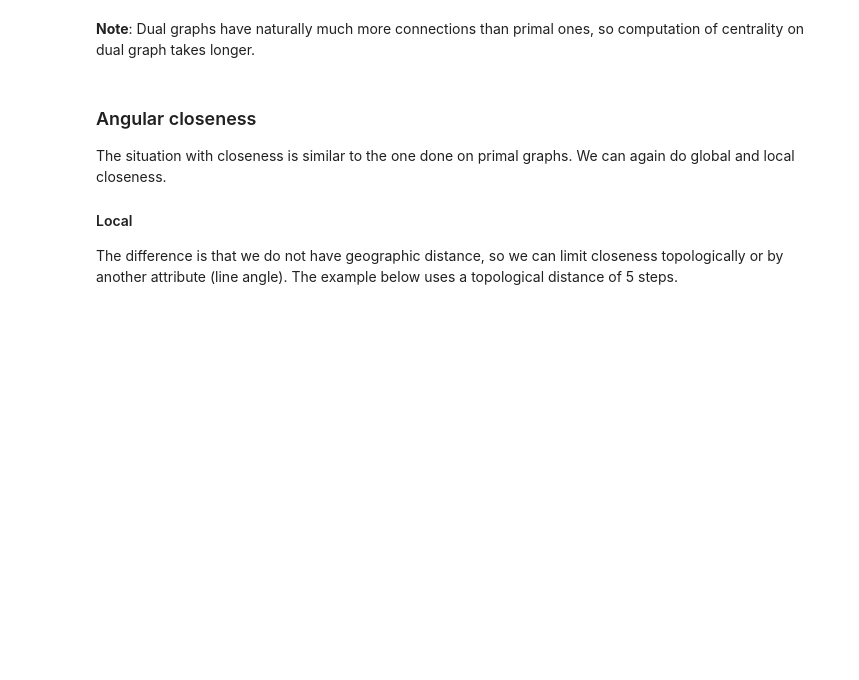
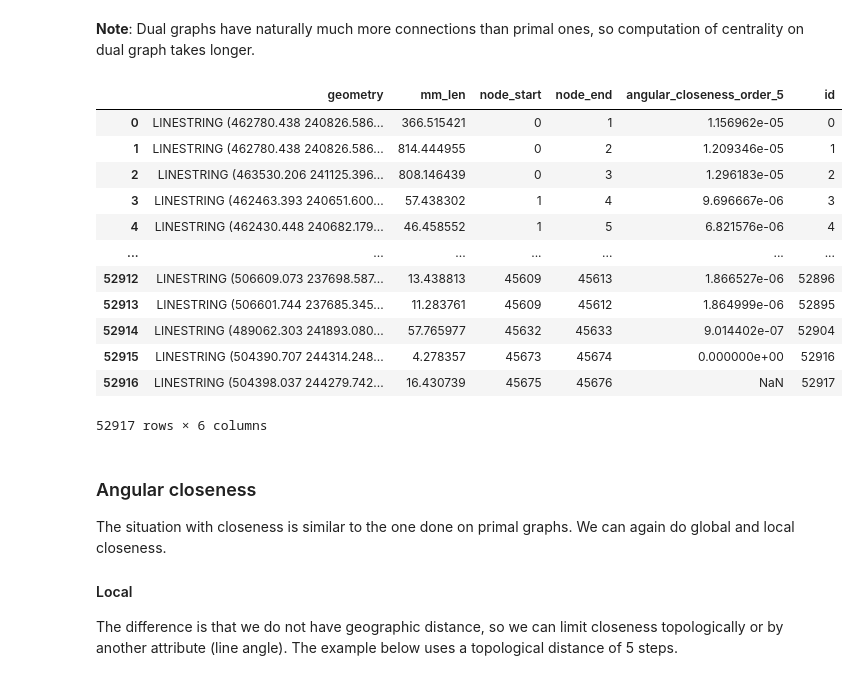
Before and after one commit to virgilxw/Morphology_model_v1, a Jupyter notebook: traditional_method/4_network.ipynb, the cells around one changed output. Cells and saved outputs as stored; diff of their text form; code cells hidden in the pictures; blank space fills up the shorter version.

Commit message:
fixed 4_network dual graph

```diff
--- a/traditional_method/4_network.ipynb
+++ b/traditional_method/4_network.ipynb
@@ -39,4 +57,4 @@ radius = 20
 # %%
-streets = gpd.read_parquet(f"./output/{place}_OS/streets_p2.pq").to_crs(local_crs).reset_index(drop=True)
+streets = gpd.read_parquet(f"../output/{place}/streets_p2.pq").to_crs(local_crs).reset_index(drop=True)
 # %%
 streets
@@ -208,6 +253,17 @@ plt.show()
 #### Global closeness
 
 Global closeness centrality is a bit simpler as we do not have to specify radius and distance, the rest remains the same.
+# %%
+primal_gdf = momepy.nx_to_gdf(primal, points=False)
+
+unique_ids = edges[~edges['id'].isin(primal_gdf['id'])]
+unique_ids
+
+# Convert unique_ids to a list of IDs if it's still a DataFrame
+unique_id_list = unique_ids['id'].tolist()
+
+# Drop entries in edges where ID is in unique_id_list
+edges = edges[~edges['id'].isin(unique_id_list)]
 # %%
 gtG = nx2gt(primal)
 
@@ -363,5 +417,24 @@ betweenness_centrality(graph, radius=800, distance='edge_length', weight='edge_l
 Dual graph is a bit more complicated concept as it represents street segments as nodes with intersections as edges connecting nodes. The geographical distance is lost as edges are of virtually no length, but we can capture the angle between connected streets. Momepy does that by default, using angles between lines connecting the start and end points of each segment. Hence, we can measure angular centrality.
 # %% [markdown]
 **Note**: Dual graphs have naturally much more connections than primal ones, so computation of centrality on dual graph takes longer.
+# %%
+edges["id"] = edges.index
 # %%
 dual = momepy.gdf_to_nx(edges, approach='dual')
+# %%
+dual_gdf = momepy.nx_to_gdf(dual, points=False)
+dual_gdf
+# %% [output]
+|  | geometry | mm_len | node_start | node_end | angular_closeness_order_5 | id |
+| 0 | LINESTRING (462780.438 240826.586... | 366.515421 | 0 | 1 | 1.156962e-05 | 0 |
+| 1 | LINESTRING (462780.438 240826.586... | 814.444955 | 0 | 2 | 1.209346e-05 | 1 |
+| 2 | LINESTRING (463530.206 241125.396... | 808.146439 | 0 | 3 | 1.296183e-05 | 2 |
+| 3 | LINESTRING (462463.393 240651.600... | 57.438302 | 1 | 4 | 9.696667e-06 | 3 |
+| 4 | LINESTRING (462430.448 240682.179... | 46.458552 | 1 | 5 | 6.821576e-06 | 4 |
+| ... | ... | ... | ... | ... | ... | ... |
+| 52912 | LINESTRING (506609.073 237698.587... | 13.438813 | 45609 | 45613 | 1.866527e-06 | 52896 |
+| 52913 | LINESTRING (506601.744 237685.345... | 11.283761 | 45609 | 45612 | 1.864999e-06 | 52895 |
+| 52914 | LINESTRING (489062.303 241893.080... | 57.765977 | 45632 | 45633 | 9.014402e-07 | 52904 |
+| 52915 | LINESTRING (504390.707 244314.248... | 4.278357 | 45673 | 45674 | 0.000000e+00 | 52916 |
+| 52916 | LINESTRING (504398.037 244279.742... | 16.430739 | 45675 | 45676 | NaN | 52917 |
+52917 rows × 6 columns
```
Also changed, not shown: parts of 20 cells of this notebook, 32 other files.
